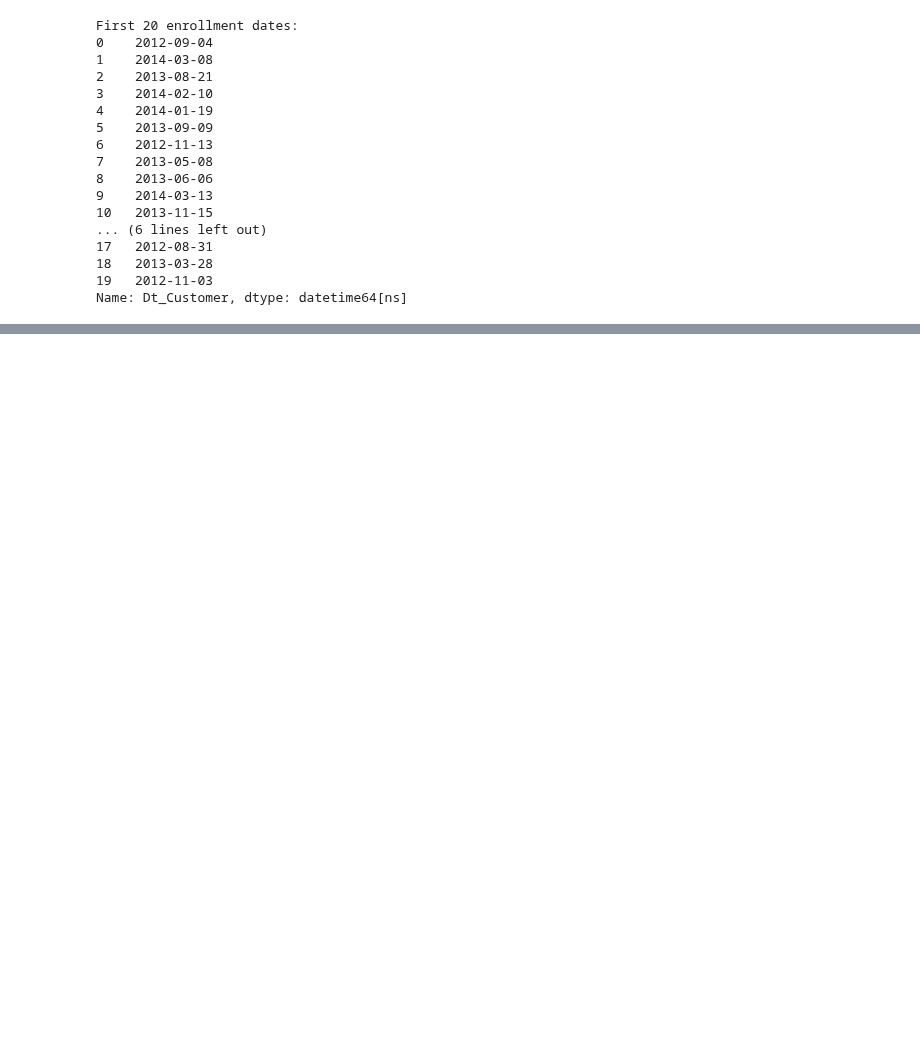
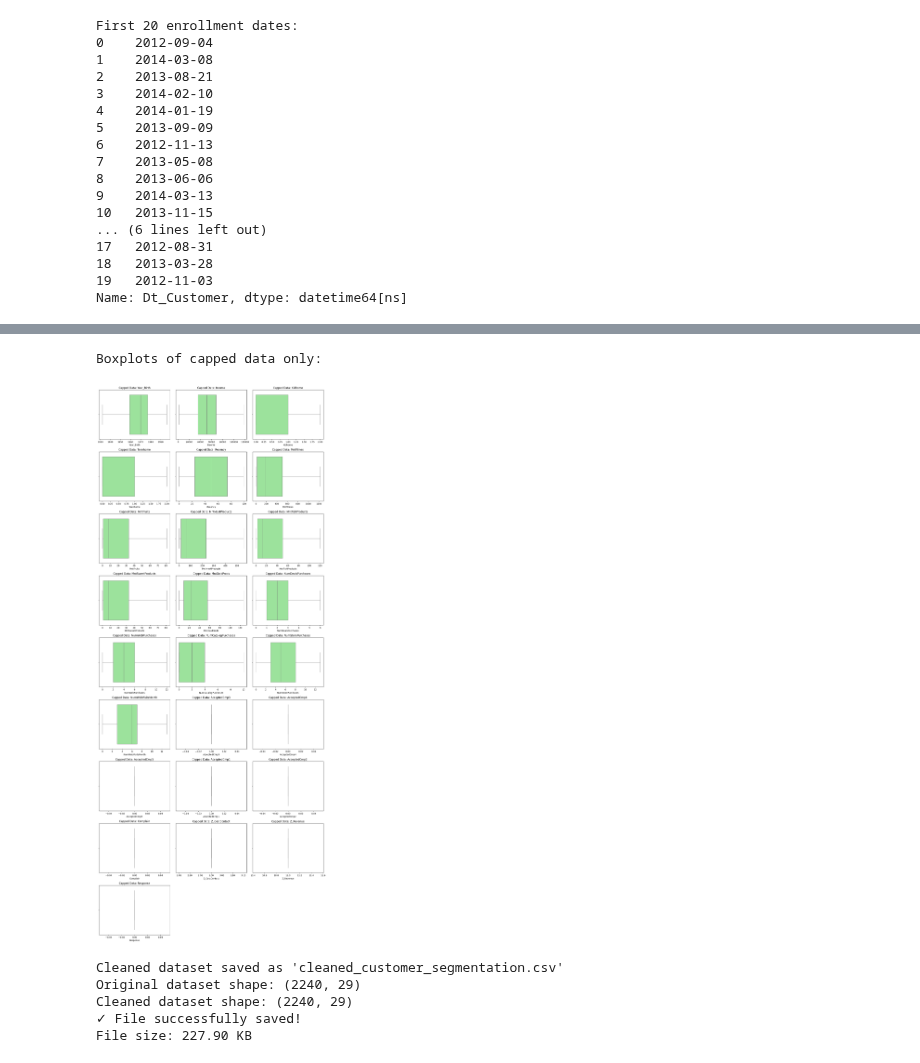
Before and after one commit to martinaainembabazi/GROUP-D-DATA-SCIENCE-PROJECT-ON-CUSTOMER-SEGMENTATION, a Jupyter notebook: customersegmentation.ipynb, the cells around one changed output, grey strips where cells are left out. Saved outputs shown, nothing was run; the diff lists cells and outputs as text; code cells hidden in the pictures; blank space fills up the shorter version.

```diff
--- a/customersegmentation.ipynb
+++ b/customersegmentation.ipynb
@@ -92,3 +225,55 @@ Name: Dt_Customer, dtype: datetime64[ns]
+# %%
+
+
+# Also created a simple boxplot of just the capped data
+def plot_capped_data_only(capped_df):
+
+    numerical_cols = capped_df.select_dtypes(include=[np.number]).columns.tolist()
+    if 'ID' in numerical_cols:
+        numerical_cols.remove('ID')
+
+    n_cols = 3
+    n_plots = len(numerical_cols)
+    n_rows = (n_plots + n_cols - 1) // n_cols
+
+    plt.figure(figsize=(5 * n_cols, 4 * n_rows))
+
+    for i, col in enumerate(numerical_cols):
+        plt.subplot(n_rows, n_cols, i + 1)
+        sb.boxplot(x=capped_df[col], color='lightgreen')
+        plt.title(f'Capped Data: {col}')
+        plt.xlabel(col)
+
+    plt.tight_layout()
+    plt.show()
+
+print("Boxplots of capped data only:")
+plot_capped_data_only(df_capped)
+# %% [output]
+Boxplots of capped data only:
+[figure, added]
+# %%
+# Save the cleaned dataset with capped outliers
+df_capped.to_csv('cleaned_customer_segmentation.csv', index=False)
+print("Cleaned dataset saved as 'cleaned_customer_segmentation.csv'")
+print(f"Original dataset shape: {df.shape}")
+print(f"Cleaned dataset shape: {df_capped.shape}")
+
+# Verify the file was saved
+import os
+if os.path.exists('cleaned_customer_segmentation.csv'):
+    print("✓ File successfully saved!")
+    file_size = os.path.getsize('cleaned_customer_segmentation.csv') / 1024  # Size in KB
+    print(f"File size: {file_size:.2f} KB")
+
+else:
+    print("✗ Error: File was not saved!")
+# %% [output]
+Cleaned dataset saved as 'cleaned_customer_segmentation.csv'
+Original dataset shape: (2240, 29)
+Cleaned dataset shape: (2240, 29)
+✓ File successfully saved!
+File size: 227.90 KB
 # %%
 #From the Customer_Segmentation.csv file, we created some new features that are useful for analysis and modeling:
 #....
```
Also changed, not shown: parts of 4 cells of this notebook, 1 other file.
